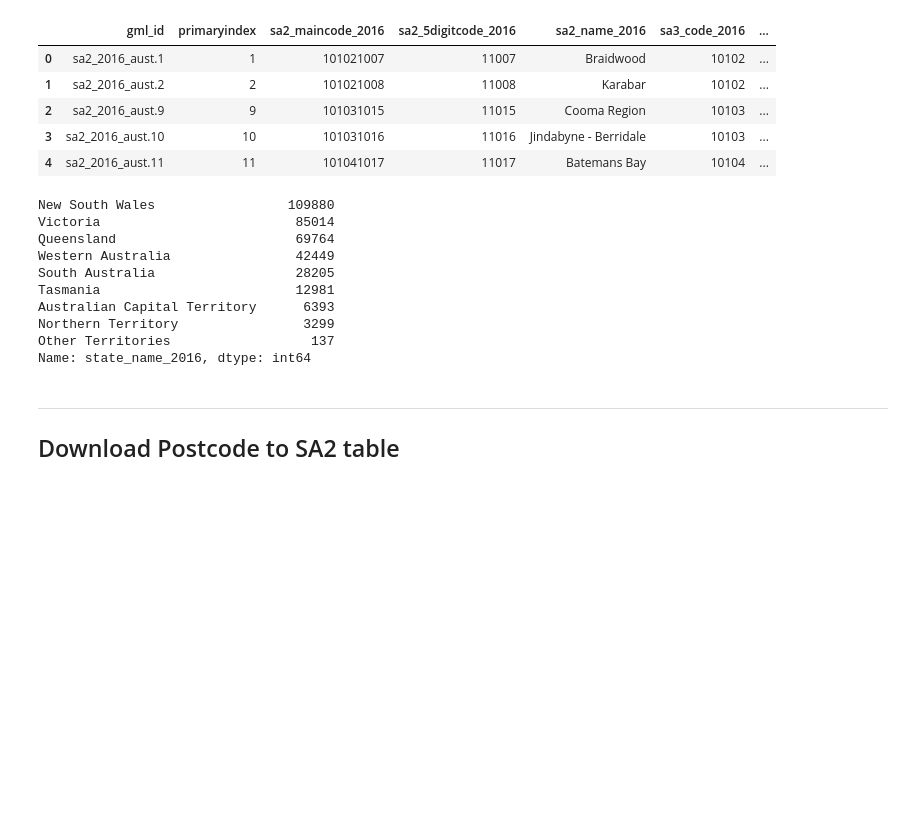
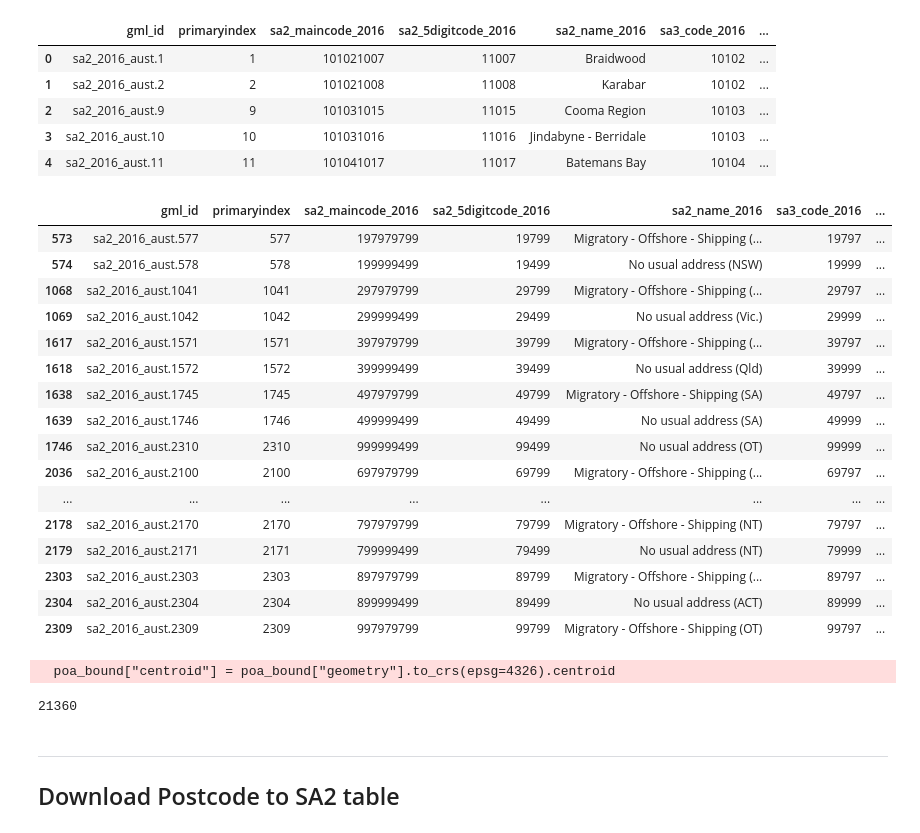
Before and after one commit to MAST30034-Applied-Data-Science/generic-buy-now-pay-later-project-group-11, a Jupyter notebook: notebooks/download_external_datasets.ipynb, the cells around one changed output. Drawn from its saved outputs; the diff is of its cells as text; code cells hidden in the pictures; blank space fills up the shorter version.

```diff
--- a/notebooks/download_external_datasets.ipynb
+++ b/notebooks/download_external_datasets.ipynb
@@ -93,18 +106,33 @@ sa2_bound.head()
 | 3 | sa2_2016_aust.10 | 10 | 101031016 | 11016 | Jindabyne - Berridale | 10103 | ... |
 | 4 | sa2_2016_aust.11 | 11 | 101041017 | 11017 | Batemans Bay | 10104 | ... |
 # %%
-poa_bound.state_name_2016.value_counts()
+sa2_bound[sa2_bound["geometry"].isnull()]
 # %% [output]
-New South Wales                 109880
-Victoria                         85014
-Queensland                       69764
-Western Australia                42449
-South Australia                  28205
-Tasmania                         12981
-Australian Capital Territory      6393
-Northern Territory                3299
-Other Territories                  137
-Name: state_name_2016, dtype: int64
+|  | gml_id | primaryindex | sa2_maincode_2016 | sa2_5digitcode_2016 | sa2_name_2016 | sa3_code_2016 | ... |
+| 573 | sa2_2016_aust.577 | 577 | 197979799 | 19799 | Migratory - Offshore - Shipping (... | 19797 | ... |
+| 574 | sa2_2016_aust.578 | 578 | 199999499 | 19499 | No usual address (NSW) | 19999 | ... |
+| 1068 | sa2_2016_aust.1041 | 1041 | 297979799 | 29799 | Migratory - Offshore - Shipping (... | 29797 | ... |
+| 1069 | sa2_2016_aust.1042 | 1042 | 299999499 | 29499 | No usual address (Vic.) | 29999 | ... |
+| 1617 | sa2_2016_aust.1571 | 1571 | 397979799 | 39799 | Migratory - Offshore - Shipping (... | 39797 | ... |
+| 1618 | sa2_2016_aust.1572 | 1572 | 399999499 | 39499 | No usual address (Qld) | 39999 | ... |
+| 1638 | sa2_2016_aust.1745 | 1745 | 497979799 | 49799 | Migratory - Offshore - Shipping (SA) | 49797 | ... |
+| 1639 | sa2_2016_aust.1746 | 1746 | 499999499 | 49499 | No usual address (SA) | 49999 | ... |
+| 1746 | sa2_2016_aust.2310 | 2310 | 999999499 | 99499 | No usual address (OT) | 99999 | ... |
+| 2036 | sa2_2016_aust.2100 | 2100 | 697979799 | 69799 | Migratory - Offshore - Shipping (... | 69797 | ... |
+| ... | ... | ... | ... | ... | ... | ... | ... |
+| 2178 | sa2_2016_aust.2170 | 2170 | 797979799 | 79799 | Migratory - Offshore - Shipping (NT) | 79797 | ... |
+| 2179 | sa2_2016_aust.2171 | 2171 | 799999499 | 79499 | No usual address (NT) | 79999 | ... |
+| 2303 | sa2_2016_aust.2303 | 2303 | 897979799 | 89799 | Migratory - Offshore - Shipping (... | 89797 | ... |
+| 2304 | sa2_2016_aust.2304 | 2304 | 899999499 | 89499 | No usual address (ACT) | 89999 | ... |
+| 2309 | sa2_2016_aust.2309 | 2309 | 997979799 | 99799 | Migratory - Offshore - Shipping (OT) | 99797 | ... |
+# %%
+poa_bound["centroid"] = poa_bound["geometry"].to_crs(epsg=4326).centroid
+# %% [output]
+  poa_bound["centroid"] = poa_bound["geometry"].to_crs(epsg=4326).centroid
+# %%
+poa_bound.size
+# %% [output]
+21360
 # %% [markdown]
 ---
 ## Download Postcode to SA2 table
```
Also changed, not shown: parts of 5 cells of this notebook, 2 other files.
